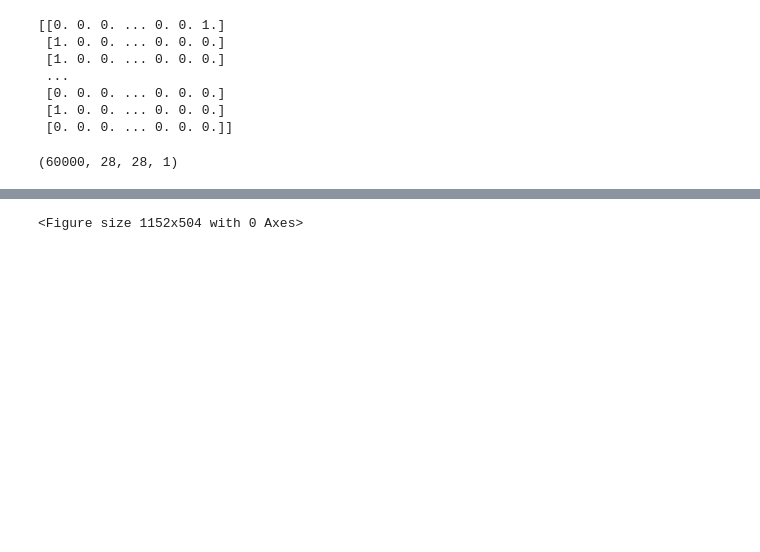
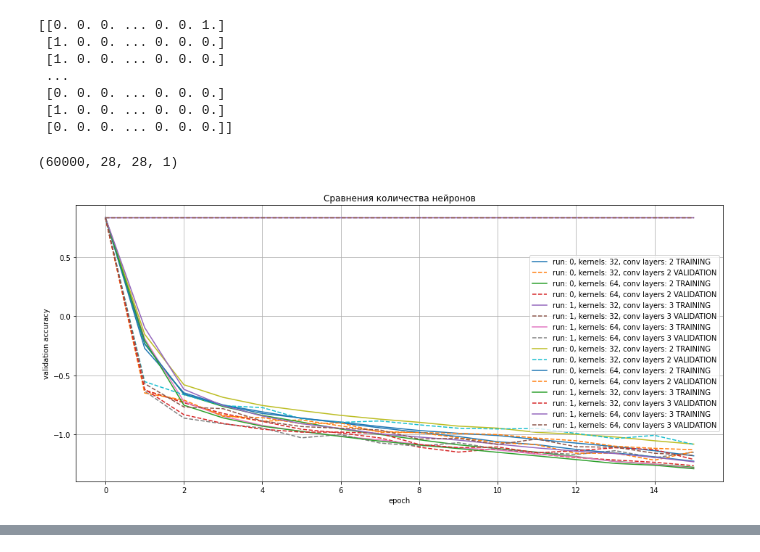
Before and after one commit to amerus/NeuralNets, a Jupyter notebook: hw4/Homework4.ipynb, the cells around one changed output, grey strips where cells are left out. Cells and saved outputs as stored; diff of their text form; code cells hidden in the pictures; blank space fills up the shorter version.

```diff
--- a/hw4/Homework4.ipynb
+++ b/hw4/Homework4.ipynb
@@ -92,35 +92,63 @@ x_train.shape
 # %%
 accuracy_di = {}
 
 plt.figure(figsize=(16,7))
 
+layer_list = [1, 2]
+kernel_list = [32, 64]
 # число рабочих эпох
 epochs = 15
 # вектор для вывода результатов
 epoch = np.arange(epochs+1)
 
 # будем изменять количество нейронов
-for i_optim in [ 32 ]:
-  # создаем рабочую модель model_neuron
-  model_neuron = Sequential()
-  model_neuron.add(Conv2D(64, (3,3), padding="same", activation="relu", input_shape=(x_train.shape[1], x_train.shape[2], x_train.shape[3])))
-  #model_neuron.add(MaxPool2D((3,3), padding='same'))
-  for i in range(3):
-    model_neuron.add(Conv2D(64, (3,3), padding="same", activation="relu"))
-    model_neuron.add(MaxPool2D((3,3),padding="same"))
-  model_neuron.add(Flatten())
-  model_neuron.add(Dense(512, activation='relu'))
-  model_neuron.add(Dropout(0.25))
-  model_neuron.add(Dense(256, activation="relu"))
-  model_neuron.add(Dropout(0.25))
-  model_neuron.add(Dense(num_classes, activation='softmax'))
+for i in range(2):
+  for layers in layer_list:
+    for kernel in kernel_list:
+      # создаем рабочую модель model_neuron
+      model_neuron = Sequential()
+      model_neuron.add(Conv2D(kernel, (3,3), padding="same", activation="relu", input_shape=(x_train.shape[1], x_train.shape[2], x_train.shape[3])))
+      for i in range(layers):
+        model_neuron.add(Conv2D(kernel, (3,3), padding="same", activation="relu"))
+        model_neuron.add(MaxPool2D((3,3),padding="same"))
+      model_neuron.add(Flatten())
+      model_neuron.add(Dense(512, activation='relu'))
+      model_neuron.add(Dropout(0.25))
+      model_neuron.add(Dense(num_classes, activation='softmax'))
 
-  # компилируем modeli с одним из оптимизаторов
-  model_neuron.compile(
-      optimizer='adam',
-      loss='categorical_crossentropy',
-      metrics=['accuracy'],
-      )
+      # компилируем modeli с одним из оптимизаторов
+      model_neuron.compile(
+          optimizer='adam',
+          loss='categorical_crossentropy',
+          metrics=['accuracy'],
+          )
 
-  model_neuron.summary()
+      #model_neuron.summary()
+
+      # вычисляем ошибку для modeli без обучения
+      hh0_tr = model_neuron.evaluate(x_train[:48000,:], y_train[:48000],verbose = 0)
+      hh0_val = model_neuron.evaluate(x_train[48000:,:], y_train[48000:],verbose = 0)
+      # проводим обучение модели
+      hh = model_neuron.fit(x_train, y_train, epochs=epochs,
+                    batch_size=32, validation_split=0.2, verbose = 0
+                    )
+      # картинки
+      #units = str(model_neuron.get_config()['layers'][-3]['config']['units'])
+
+      plt.plot(epoch,np.log([hh0_tr[0]]+hh.history['loss']),'-',label ='run: '+str(i)+', kernels: '+str(kernel)+ ', conv layers: ' +str(layers+1)+' TRAINING')
+      plt.plot(epoch,np.log([hh0_val[0]]+hh.history['val_loss']),'--',label ='run: '+str(i)+', kernels: '+str(kernel)+', conv layers '+str(layers+1)+' VALIDATION')
+
+      max_acc = np.argmax(hh.history['val_accuracy'])
+      accuracy_di['run: '+str(i)+', '+str(kernel)+' kernels, '+str(layers+1)+' conv layers'] = np.round(hh.history['val_accuracy'][max_acc],2)
+
+plt.legend()
+plt.grid('On')
+
+plt.title('Сравнения количества нейронов')
+plt.xlabel('epoch')
+plt.ylabel('validation accuracy')
+plt.show()
+
+print(accuracy_di)
 # %% [output]
+[figure, added]
@@ -144 +155,0 @@ _________________________________________________________________
-<Figure size 1152x504 with 0 Axes>
```
Also changed, not shown: parts of 15 cells of this notebook.
